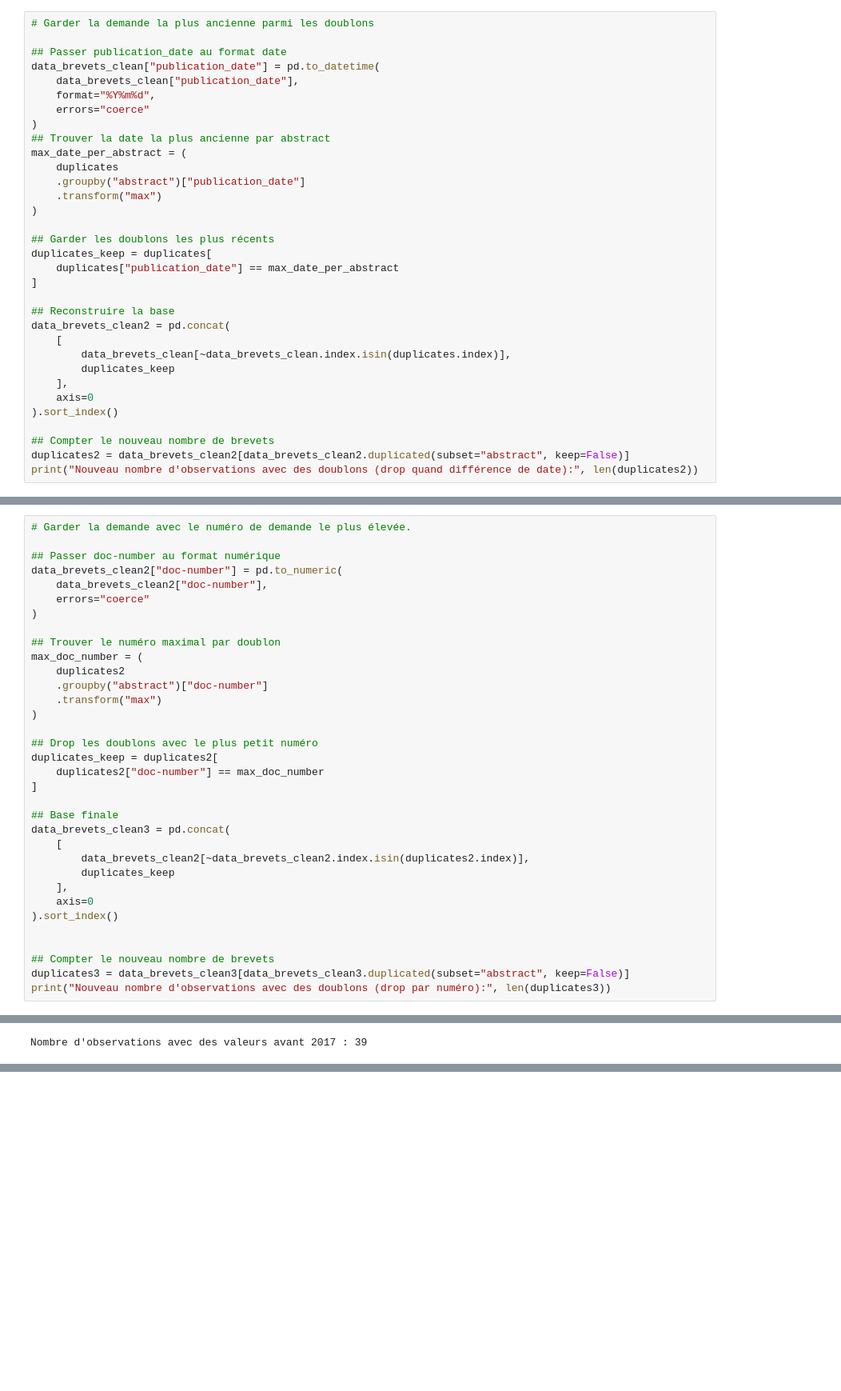
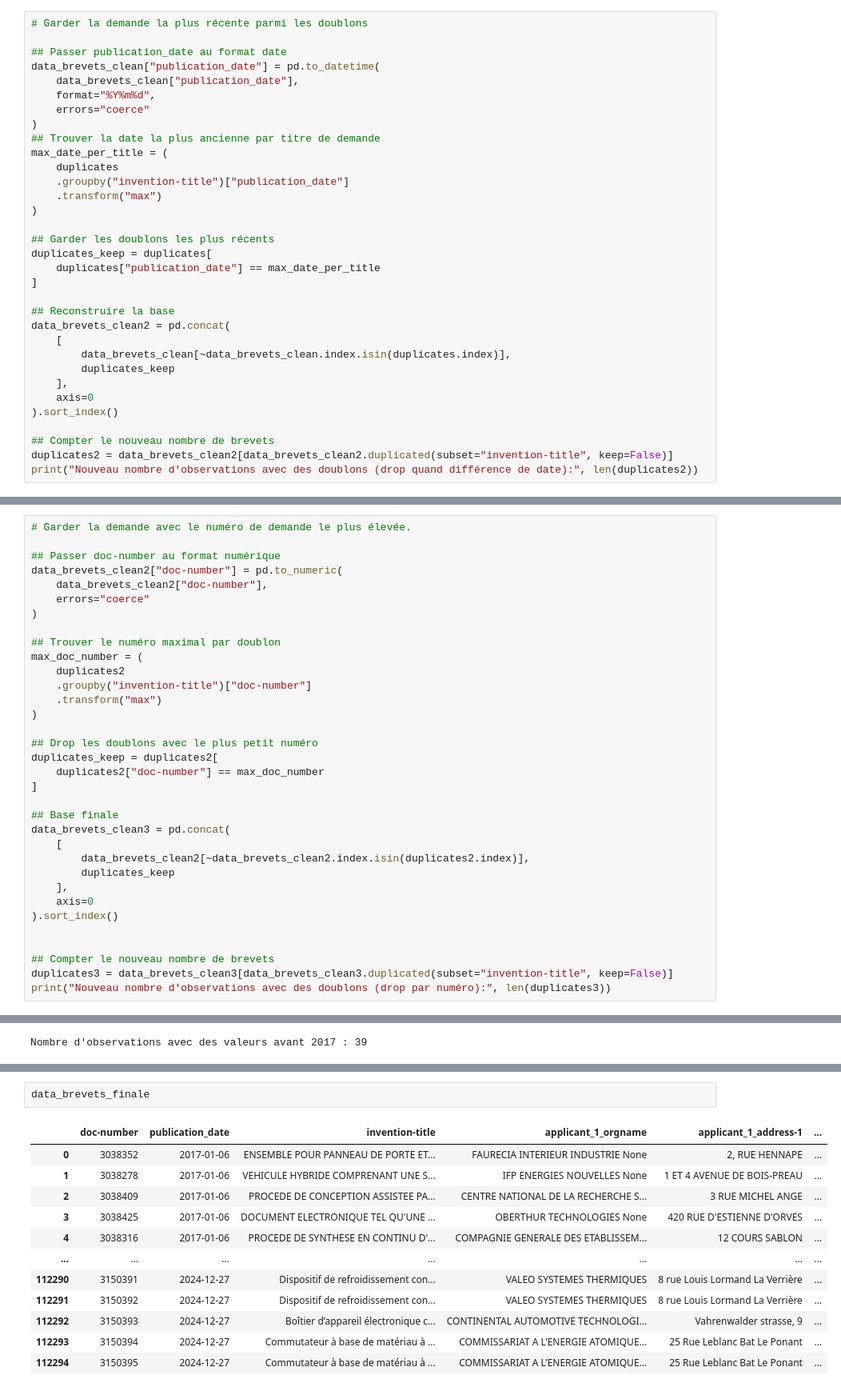
Before and after one commit to IrisLaf/Depots-de-brevets-et-marches-financiers, a Jupyter notebook: Main.ipynb, the cells around one changed output, grey strips where cells are left out. Shown at 80% size. Saved outputs shown, nothing was run; the diff lists cells and outputs as text; blank space fills up the shorter version.

```diff
--- a/Main.ipynb
+++ b/Main.ipynb
@@ -396,5 +395,5 @@ Nous émettons l'hypothèse que les observations avec des NA en double correspon
 # %%
-# Garder la demande la plus ancienne parmi les doublons
+# Garder la demande la plus récente parmi les doublons
 
 ## Passer publication_date au format date
 data_brevets_clean["publication_date"] = pd.to_datetime(
@@ -402,16 +401,16 @@ data_brevets_clean["publication_date"] = pd.to_datetime(
     format="%Y%m%d",
     errors="coerce"
 )
-## Trouver la date la plus ancienne par abstract
-max_date_per_abstract = (
+## Trouver la date la plus ancienne par titre de demande
+max_date_per_title = (
     duplicates
-    .groupby("abstract")["publication_date"]
+    .groupby("invention-title")["publication_date"]
     .transform("max")
 )
 
 ## Garder les doublons les plus récents
 duplicates_keep = duplicates[
-    duplicates["publication_date"] == max_date_per_abstract
+    duplicates["publication_date"] == max_date_per_title
 ]
 
 ## Reconstruire la base
@@ -424,6 +423,6 @@ data_brevets_clean2 = pd.concat(
 ).sort_index()
 
 ## Compter le nouveau nombre de brevets
-duplicates2 = data_brevets_clean2[data_brevets_clean2.duplicated(subset="abstract", keep=False)]
+duplicates2 = data_brevets_clean2[data_brevets_clean2.duplicated(subset="invention-title", keep=False)]
 print("Nouveau nombre d'observations avec des doublons (drop quand différence de date):", len(duplicates2))
 # %% [output]
@@ -440,7 +439,7 @@ data_brevets_clean2["doc-number"] = pd.to_numeric(
 ## Trouver le numéro maximal par doublon
 max_doc_number = (
     duplicates2
-    .groupby("abstract")["doc-number"]
+    .groupby("invention-title")["doc-number"]
     .transform("max")
 )
 
@@ -460,7 +459,7 @@ data_brevets_clean3 = pd.concat(
 
 
 ## Compter le nouveau nombre de brevets
-duplicates3 = data_brevets_clean3[data_brevets_clean3.duplicated(subset="abstract", keep=False)]
+duplicates3 = data_brevets_clean3[data_brevets_clean3.duplicated(subset="invention-title", keep=False)]
 print("Nouveau nombre d'observations avec des doublons (drop par numéro):", len(duplicates3))
 # %% [output]
 Nouveau nombre d'observations avec des doublons (drop par numéro): 0
@@ -611,0 +806,15 @@ data_brevets_light.head(5)
+# %%
+data_brevets_finale
+# %% [output]
+|  | doc-number | publication_date | invention-title | applicant_1_orgname | applicant_1_address-1 | ... |
+| 0 | 3038352 | 2017-01-06 | ENSEMBLE POUR PANNEAU DE PORTE ET... | FAURECIA INTERIEUR INDUSTRIE None | 2, RUE HENNAPE | ... |
+| 1 | 3038278 | 2017-01-06 | VEHICULE HYBRIDE COMPRENANT UNE S... | IFP ENERGIES NOUVELLES None | 1 ET 4 AVENUE DE BOIS-PREAU | ... |
+| 2 | 3038409 | 2017-01-06 | PROCEDE DE CONCEPTION ASSISTEE PA... | CENTRE NATIONAL DE LA RECHERCHE S... | 3 RUE MICHEL ANGE | ... |
+| 3 | 3038425 | 2017-01-06 | DOCUMENT ELECTRONIQUE TEL QU'UNE ... | OBERTHUR TECHNOLOGIES None | 420 RUE D'ESTIENNE D'ORVES | ... |
+| 4 | 3038316 | 2017-01-06 | PROCEDE DE SYNTHESE EN CONTINU D'... | COMPAGNIE GENERALE DES ETABLISSEM... | 12 COURS SABLON | ... |
+| ... | ... | ... | ... | ... | ... | ... |
+| 112290 | 3150391 | 2024-12-27 | Dispositif de refroidissement con... | VALEO SYSTEMES THERMIQUES | 8 rue Louis Lormand La Verrière | ... |
+| 112291 | 3150392 | 2024-12-27 | Dispositif de refroidissement con... | VALEO SYSTEMES THERMIQUES | 8 rue Louis Lormand La Verrière | ... |
+| 112292 | 3150393 | 2024-12-27 | Boîtier d’appareil électronique c... | CONTINENTAL AUTOMOTIVE TECHNOLOGI... | Vahrenwalder strasse, 9 | ... |
+| 112293 | 3150394 | 2024-12-27 | Commutateur à base de matériau à ... | COMMISSARIAT A L'ENERGIE ATOMIQUE... | 25 Rue Leblanc Bat Le Ponant | ... |
+| 112294 | 3150395 | 2024-12-27 | Commutateur à base de matériau à ... | COMMISSARIAT A L'ENERGIE ATOMIQUE... | 25 Rue Leblanc Bat Le Ponant | ... |
```
Also changed, not shown: parts of 35 cells of this notebook.
